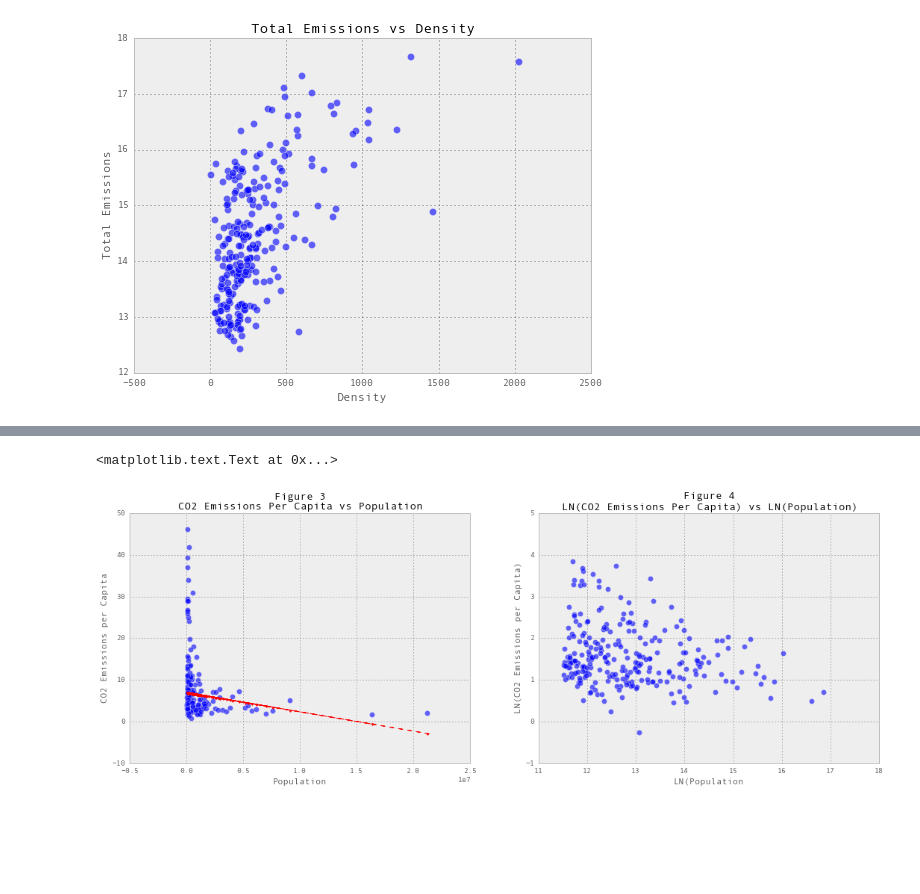
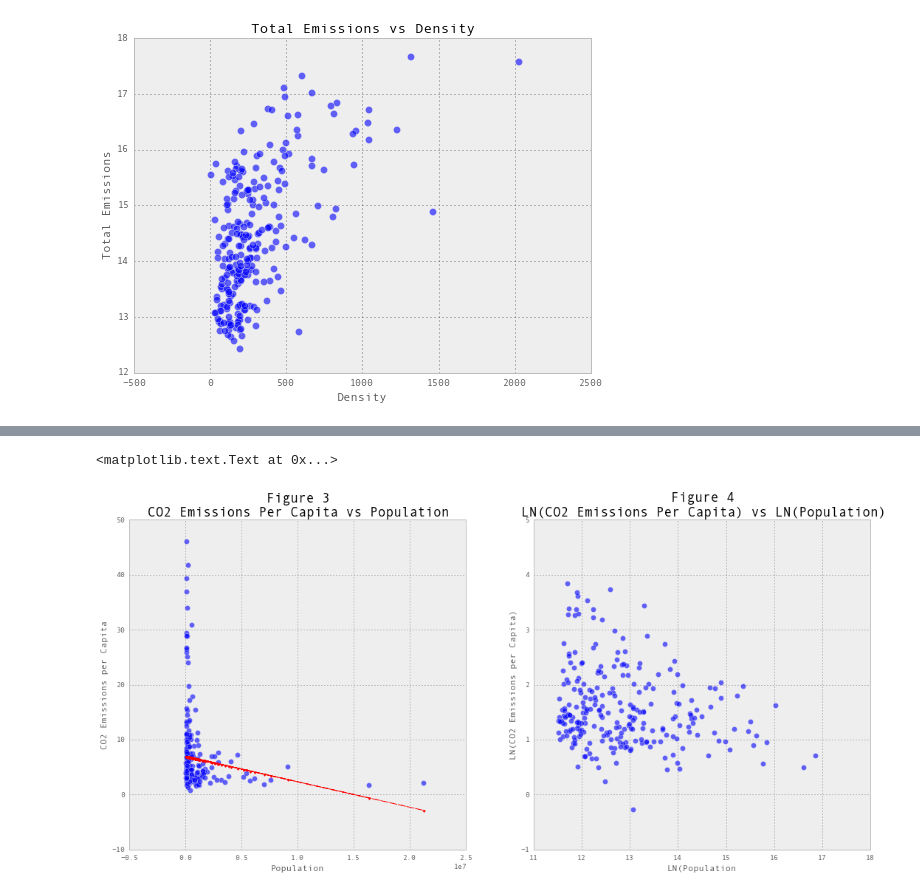
Before and after one commit to krl22785/foundations, a Jupyter notebook: msaEmissions.ipynb, the cells around one changed output, grey strips where cells are left out. Drawn from its saved outputs; the diff is of its cells as text; code cells hidden in the pictures; blank space fills up the shorter version.

```diff
--- a/msaEmissions.ipynb
+++ b/msaEmissions.ipynb
@@ -14,13 +32,14 @@ temp = pd.read_csv('emissions.csv', sep='/')
 # %%
-
-df = temp[['check', 'state1', 'population1', 'density', 'area_land','housing', 'total_emission', 'year_built', 'commute']]
-df.columns = ['msa', 'states', 'population', 'density','area_land','housing_units','emissions', 'year_built','commute']
-df = df[df['population'] >= 100000]
+# df = temp[['check', 'state1', 'population1', 'density', 'area_land','housing', 'total_emission', 'year_built', 'commute']]
+# df.columns = ['msa', 'states', 'population', 'density','area_land','housing_units','emissions', 'year_built','commute']
+# df = df[df['population'] >= 100000]
 df['pop_log'] = np.log(df['population'])
 df['emi_log'] = np.log((df['emissions']*1000000))
 df['emi_total'] = df['emissions']*1000000
 df['CO2per'] = df['emi_total']/df['population']
 df['housing_log'] = np.log(df['housing_units'])
+df['CO2per_log'] = np.log(df['CO2per'])
+df['year_built_diff'] = (2014 - df['year_built'].astype(float))
 # %%
 model_total = smf.ols('emi_total ~ population', data = df).fit()
 print model_total.summary()
@@ -148,8 +151,6 @@ plt.title("Total Emissions vs Density")
 # test = smf.ols('emi_log ~ pop_log + I(pop_log**2) + I(pop_log**3)', data = df).fit()
 # print test.summary()
 # %%
-df['CO2per_log'] = np.log(df['CO2per'])
-
 model_percapita = smf.ols('CO2per ~ population', data = df).fit()
 print model_percapita.summary()
 print '\n'
@@ -157,19 +158,19 @@ model_percapitaLOG = smf.ols('CO2per_log ~ pop_log', data = df).fit()
 print model_percapita.summary()
 print '/n'
 
-plt.figure(figsize=(18,6))
+plt.figure(figsize=(18,8))
 plt.subplot(121)
 plt.scatter(df["population"], df["CO2per"], s=50, alpha = .6)#, color = 'blue')
 plt.plot(df["population"],  model_percapita.fittedvalues, 'r--.')
 plt.ylabel('CO2 Emissions per Capita')
 plt.xlabel('Population')
-plt.title("Figure 3 \nCO2 Emissions Per Capita vs Population")
+plt.title("Figure 3 \nCO2 Emissions Per Capita vs Population", size = 18)
 
 plt.subplot(122)
 plt.scatter(np.log(df["population"]), np.log(df["CO2per"]), s=50, alpha = .6)#, color = 'blue')
 plt.ylabel('LN(CO2 Emissions per Capita)')
 plt.xlabel('LN(Population')
-plt.title("Figure 4 \nLN(CO2 Emissions Per Capita) vs LN(Population)")
+plt.title("Figure 4 \nLN(CO2 Emissions Per Capita) vs LN(Population)", size = 18)
 # %% [output]
                             OLS Regression Results
 ==============================================================================
@@ -181,13 +182,13 @@ Time:                        15:23:08   Log-Likelihood:                -850.74
 No. Observations:                 253   AIC:                             1705.
 Df Residuals:                     251   BIC:                             1713.
 Df Model:                           1
 ==============================================================================
                  coef    std err          t      P>|t|      [95.0% Conf. Int.]
 ... (37 lines left out)
 Warnings:
 [1] The condition number is large, 2.42e+06. This might indicate that there are
 strong multicollinearity or other numerical problems.
 /n
 <matplotlib.text.Text at 0x...>
-[figure, old version]
+[figure, new version]
 # %%
```
Also changed, not shown: parts of 21 cells of this notebook.
